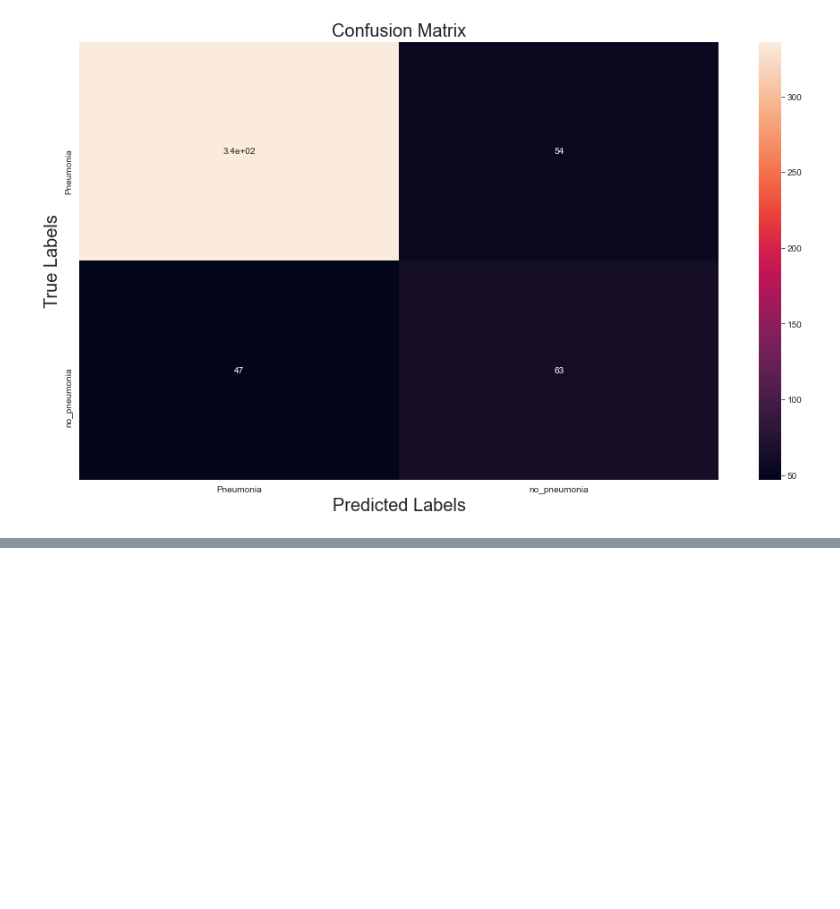
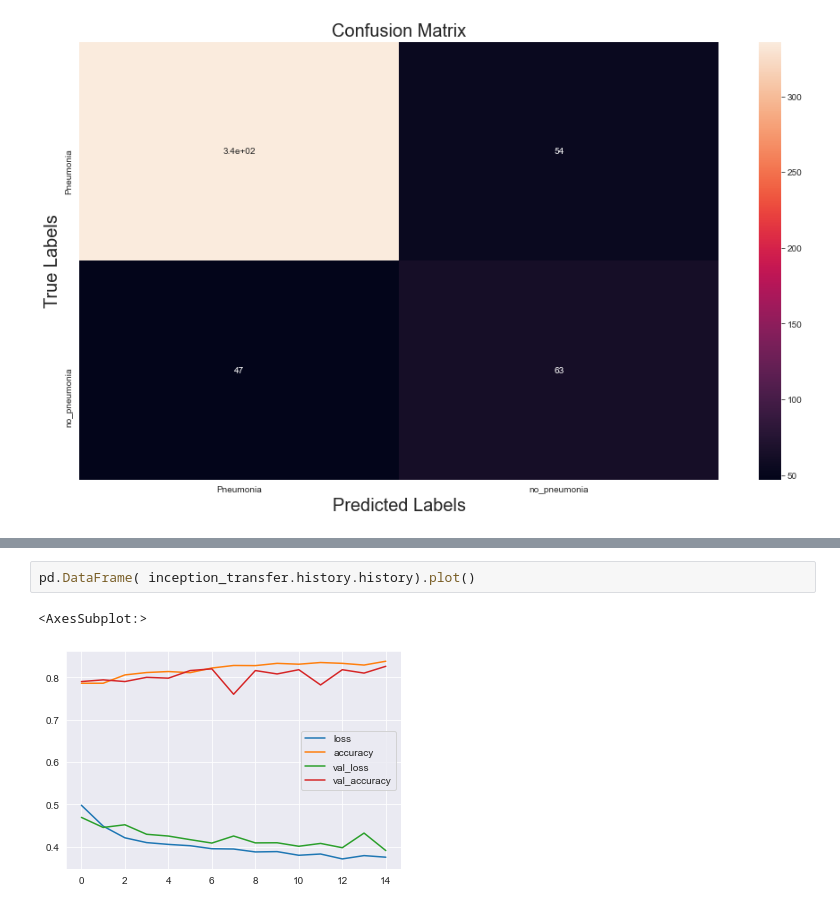
Before and after one commit to suryashankarbhat/machine-learning, a Jupyter notebook: final assignment submission.ipynb, the cells around one changed output, grey strips where cells are left out. Drawn from its saved outputs; the diff is of its cells as text; blank space fills up the shorter version.

```diff
--- a/final assignment submission.ipynb
+++ b/final assignment submission.ipynb
@@ -399,0 +414,5 @@ Epoch 4/15
+# %%
+pd.DataFrame( inception_transfer.history.history).plot()
+# %% [output]
+<AxesSubplot:>
+[figure, added]
```
Also changed, not shown: parts of 5 cells of this notebook.
